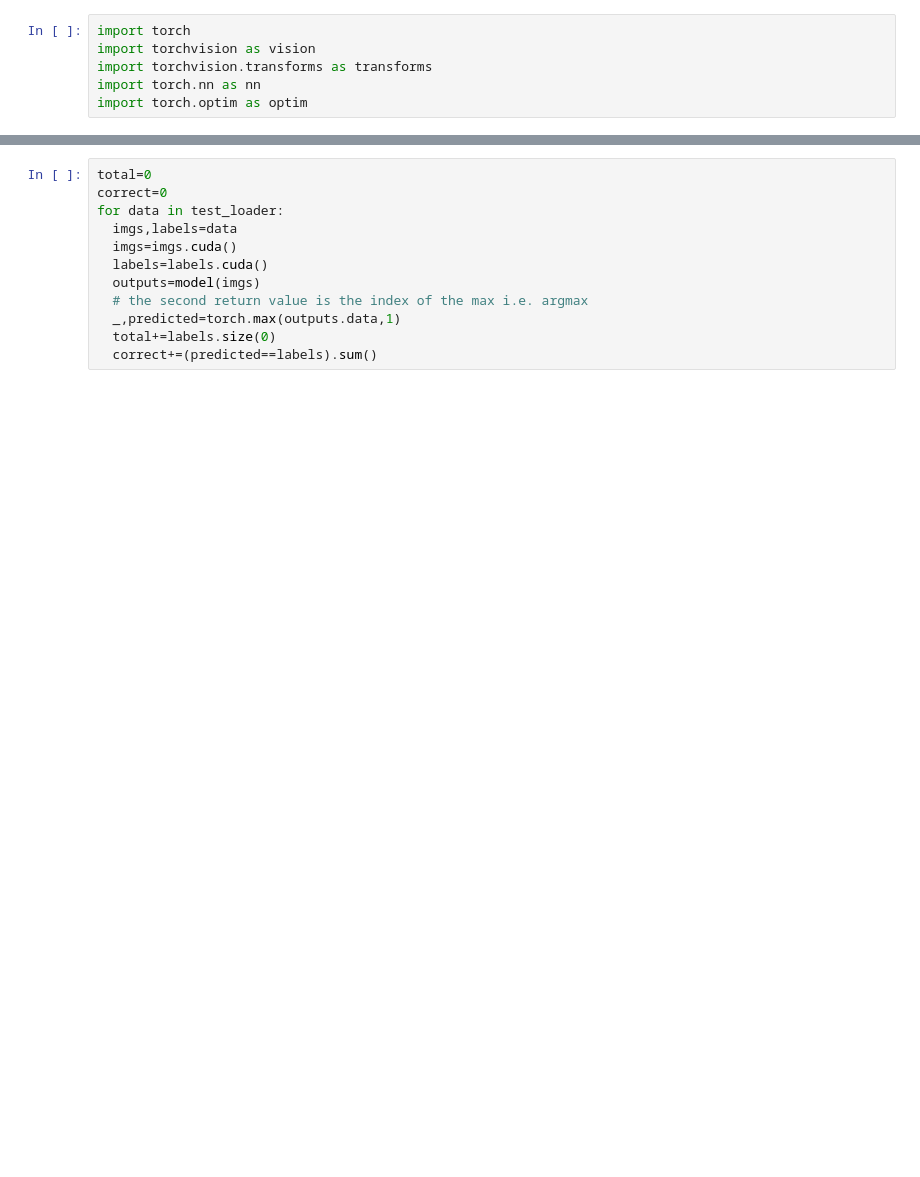
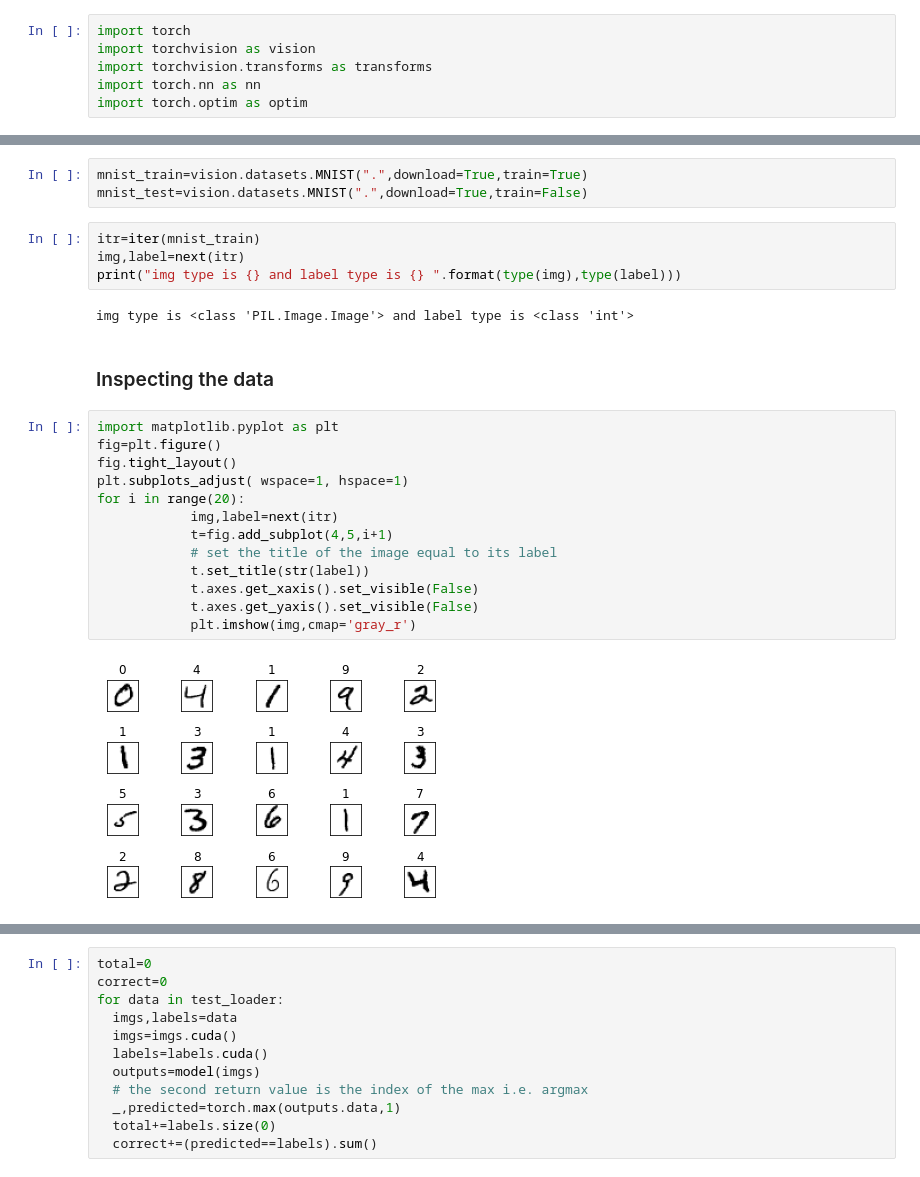
Before and after one commit to hikmatfarhat-ndu/pytorch, a Jupyter notebook: feedforward.ipynb, the cells around one changed output, grey strips where cells are left out. Saved outputs shown, nothing was run; the diff lists cells and outputs as text; blank space fills up the shorter version.

```diff
--- a/feedforward.ipynb
+++ b/feedforward.ipynb
@@ -13,0 +24,26 @@ import torch.optim as optim
+# %%
+mnist_train=vision.datasets.MNIST(".",download=True,train=True)
+mnist_test=vision.datasets.MNIST(".",download=True,train=False)
+# %%
+itr=iter(mnist_train)
+img,label=next(itr)
+print("img type is {} and label type is {} ".format(type(img),type(label)))
+# %% [output]
+img type is <class 'PIL.Image.Image'> and label type is <class 'int'>
+# %% [markdown]
+### Inspecting the data
+# %%
+import matplotlib.pyplot as plt
+fig=plt.figure()
+fig.tight_layout()
+plt.subplots_adjust( wspace=1, hspace=1)
+for i in range(20):
+            img,label=next(itr)
+            t=fig.add_subplot(4,5,i+1)
+            # set the title of the image equal to its label
+            t.set_title(str(label))
+            t.axes.get_xaxis().set_visible(False)
+            t.axes.get_yaxis().set_visible(False)
+            plt.imshow(img,cmap='gray_r')
+# %% [output]
+[figure, added]
```
Also changed, not shown: parts of 16 cells of this notebook.
